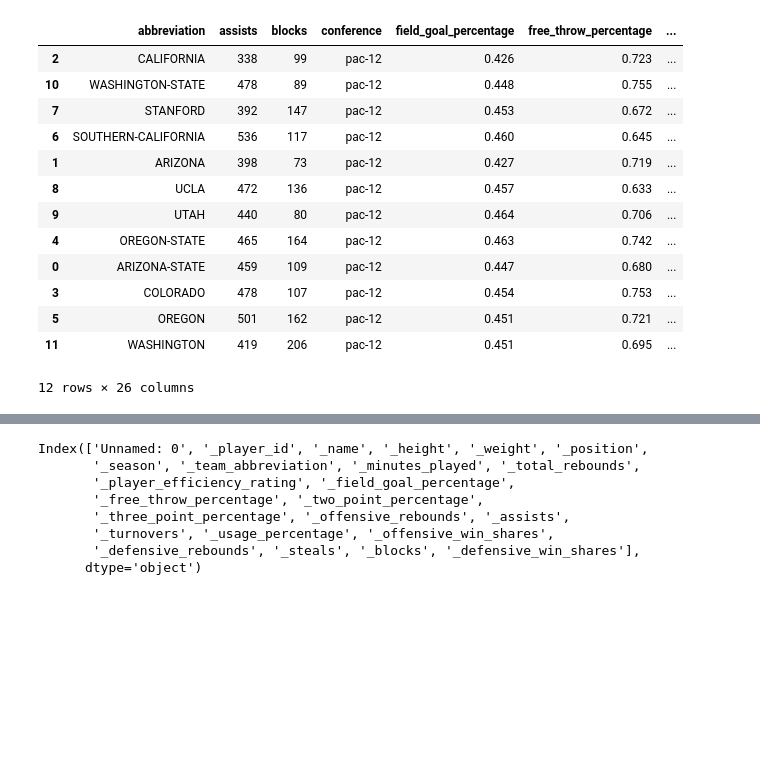
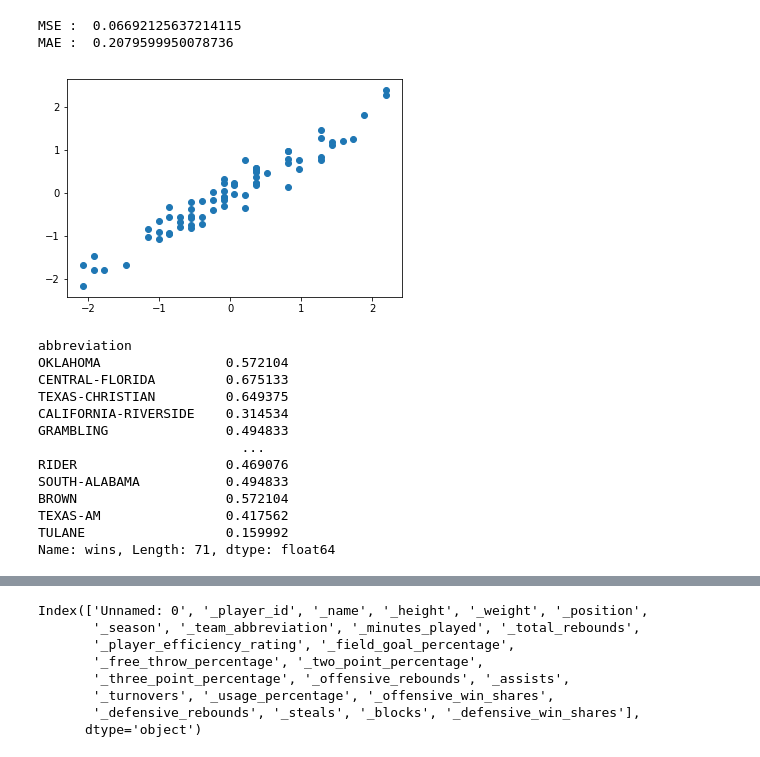
Before and after one commit to JustinRWong/AmazoogleChallengeLab, a Jupyter notebook: Modeling[11-26].ipynb, the cells around one changed output, grey strips where cells are left out. Drawn from its saved outputs; the diff is of its cells as text; code cells hidden in the pictures; blank space fills up the shorter version.

Commit message:
model 1

```diff
--- a/Modeling[11-26].ipynb
+++ b/Modeling[11-26].ipynb
@@ -6,0 +48,2 @@ teams = pd.read_csv("/Users/HuyVu/Desktop/ChallengeLab/cl_repo/AmazoogleChalleng
+# %%
+all_teams_train, all_teams_test = train_test_split(all_teams,test_size = 0.2,random_state = 100)
@@ -6,0 +72,4 @@ teams = pd.read_csv("/Users/HuyVu/Desktop/ChallengeLab/cl_repo/AmazoogleChalleng
+# %%
+selected_cols_all_team = get_desired_columns_from_df(all_teams_train, team_columns_wanted)
+normalized_all_team, all_team_mean, all_team_std = normalize_data(selected_cols_all_team)
+normalized_all_team
@@ -7,25 +108,46 @@ teams = pd.read_csv("/Users/HuyVu/Desktop/ChallengeLab/cl_repo/AmazoogleChalleng
 # %%
-teams.columns.unique()
-team_columns_wanted = ["abbreviation","assists","blocks","conference","field_goal_percentage","free_throw_percentage",
-                       "free_throw_attempts","losses","net_rating","name","offensive_rating","offensive_rebounds",
+training_columns_wanted = ["assists","blocks","field_goal_percentage","free_throw_percentage",
+                       "free_throw_attempts","net_rating","offensive_rating","offensive_rebounds",
                        "opp_assists","opp_field_goal_percentage","opp_offensive_rating","opp_three_point_field_goal_percentage",
                        "pace","points","three_point_field_goal_percentage","three_point_field_goal_attempts","total_rebounds",
-                       "true_shooting_percentage","turnover_percentage","two_point_field_goal_percentage","wins","win_percentage"
+                       "true_shooting_percentage","turnover_percentage","two_point_field_goal_percentage"
                       ]
-teams_selected_columns = teams[team_columns_wanted]
-teams_selected_columns.sort_values("wins")
-# %% [output]
-|  | abbreviation | assists | blocks | conference | field_goal_percentage | free_throw_percentage | ... |
-| 2 | CALIFORNIA | 338 | 99 | pac-12 | 0.426 | 0.723 | ... |
-| 10 | WASHINGTON-STATE | 478 | 89 | pac-12 | 0.448 | 0.755 | ... |
-| 7 | STANFORD | 392 | 147 | pac-12 | 0.453 | 0.672 | ... |
-| 6 | SOUTHERN-CALIFORNIA | 536 | 117 | pac-12 | 0.460 | 0.645 | ... |
-| 1 | ARIZONA | 398 | 73 | pac-12 | 0.427 | 0.719 | ... |
-| 8 | UCLA | 472 | 136 | pac-12 | 0.457 | 0.633 | ... |
-| 9 | UTAH | 440 | 80 | pac-12 | 0.464 | 0.706 | ... |
-| 4 | OREGON-STATE | 465 | 164 | pac-12 | 0.463 | 0.742 | ... |
-| 0 | ARIZONA-STATE | 459 | 109 | pac-12 | 0.447 | 0.680 | ... |
-| 3 | COLORADO | 478 | 107 | pac-12 | 0.454 | 0.753 | ... |
-| 5 | OREGON | 501 | 162 | pac-12 | 0.451 | 0.721 | ... |
-| 11 | WASHINGTON | 419 | 206 | pac-12 | 0.451 | 0.695 | ... |
-12 rows × 26 columns
+# %%
+model = LinearRegression()
+X_train = normalized_all_team[training_columns_wanted]
+Y_train = normalized_all_team["wins"]
+
+test_selected_columns = get_desired_columns_from_df(all_teams_test,team_columns_wanted)
+X_predict,X_predict_mean,X_predict_std = normalize_data(test_selected_columns)
+X_predict = X_predict[training_columns_wanted]
+
+model.fit(X_train,Y_train)
+y_hat = model.predict(X_predict)
+y_true,test_mean,test_std = normalize_data(test_selected_columns)
+y_true = y_true['wins']
+# %%
+mse = mean_squared_error(y_true,y_hat)
+mae = mean_absolute_error(y_true,y_hat)
+plt.scatter(y_true, y_hat)
+print("MSE : ", mse)
+print("MAE : ",mae)
+# %% [output]
+MSE :  0.06692125637214115
+MAE :  0.2079599950078736
+[figure, added]
+# %%
+(y_true * all_team_std['win_percentage']) + all_team_mean['win_percentage']
+# %% [output]
+abbreviation
+OKLAHOMA                0.572104
+CENTRAL-FLORIDA         0.675133
+TEXAS-CHRISTIAN         0.649375
+CALIFORNIA-RIVERSIDE    0.314534
+GRAMBLING               0.494833
+                          ...
+RIDER                   0.469076
+SOUTH-ALABAMA           0.494833
+BROWN                   0.572104
+TEXAS-AM                0.417562
+TULANE                  0.159992
+Name: wins, Length: 71, dtype: float64
```
Also changed, not shown: parts of 15 cells of this notebook.
